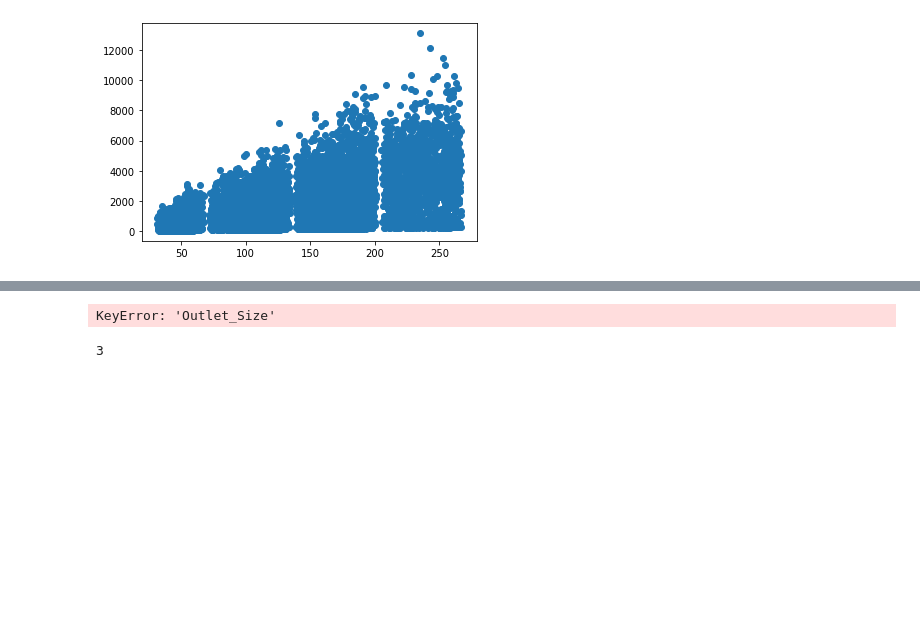
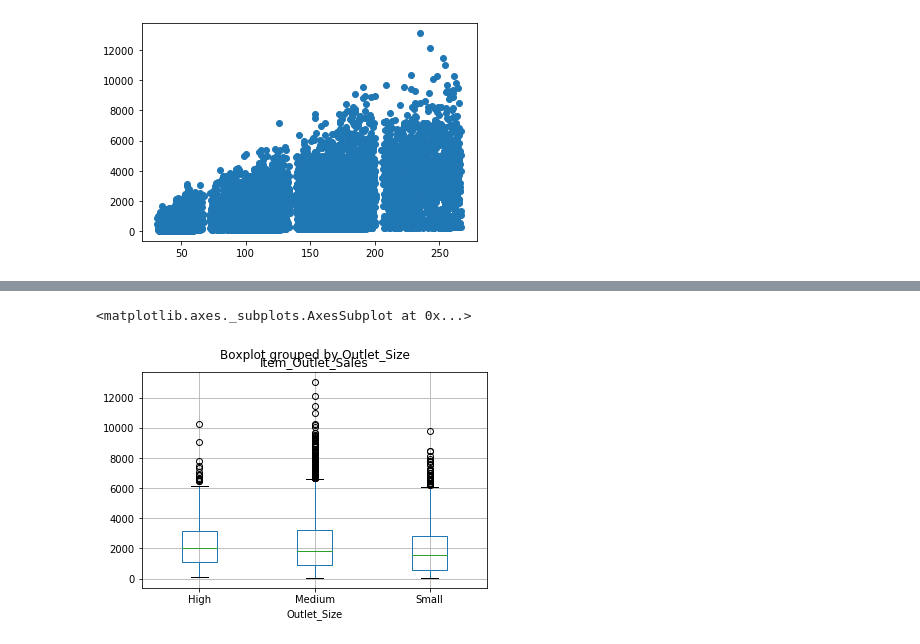
Before and after one commit to pratikjaiswal1998/food_items, a Jupyter notebook: Food_item_analysis.ipynb, the cells around one changed output, grey strips where cells are left out. Cells and saved outputs as stored; diff of their text form; code cells hidden in the pictures; blank space fills up the shorter version.

```diff
--- a/Food_item_analysis.ipynb
+++ b/Food_item_analysis.ipynb
@@ -254,8 +264,5 @@ plt.show(block=True);
 # %%
-dataset['Item_Outlet_Sales'].groupby('Outlet_Size')
+dataset.boxplot(column='Item_Outlet_Sales', by='Outlet_Size')
 # %% [output]
-KeyError: 'Outlet_Size'
+<matplotlib.axes._subplots.AxesSubplot at 0x...>
+[figure, added]
-# %%
-dataset['Outlet_Size'].nunique()
-# %% [output]
-3
```
Also changed, not shown: parts of 5 cells of this notebook.
